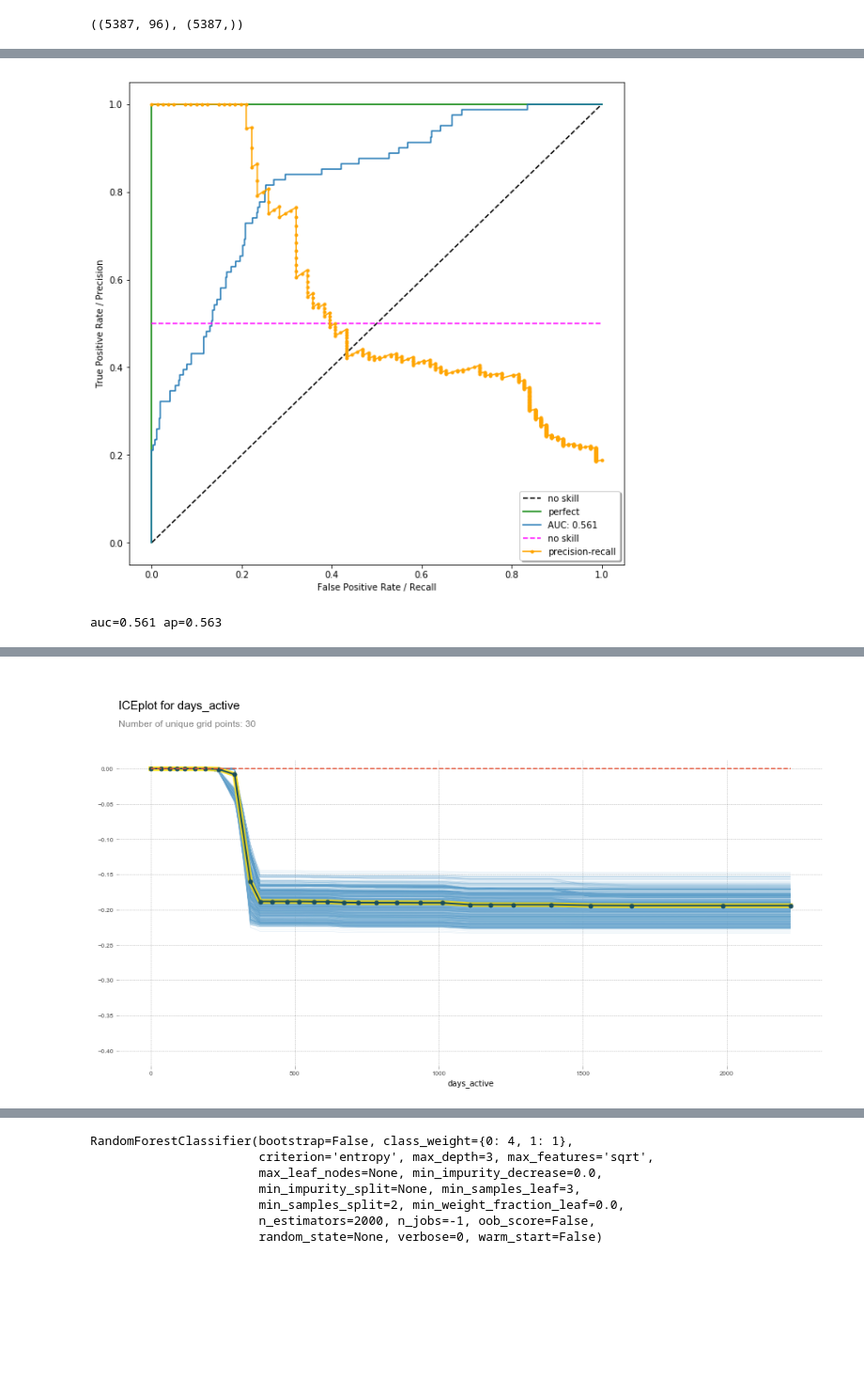
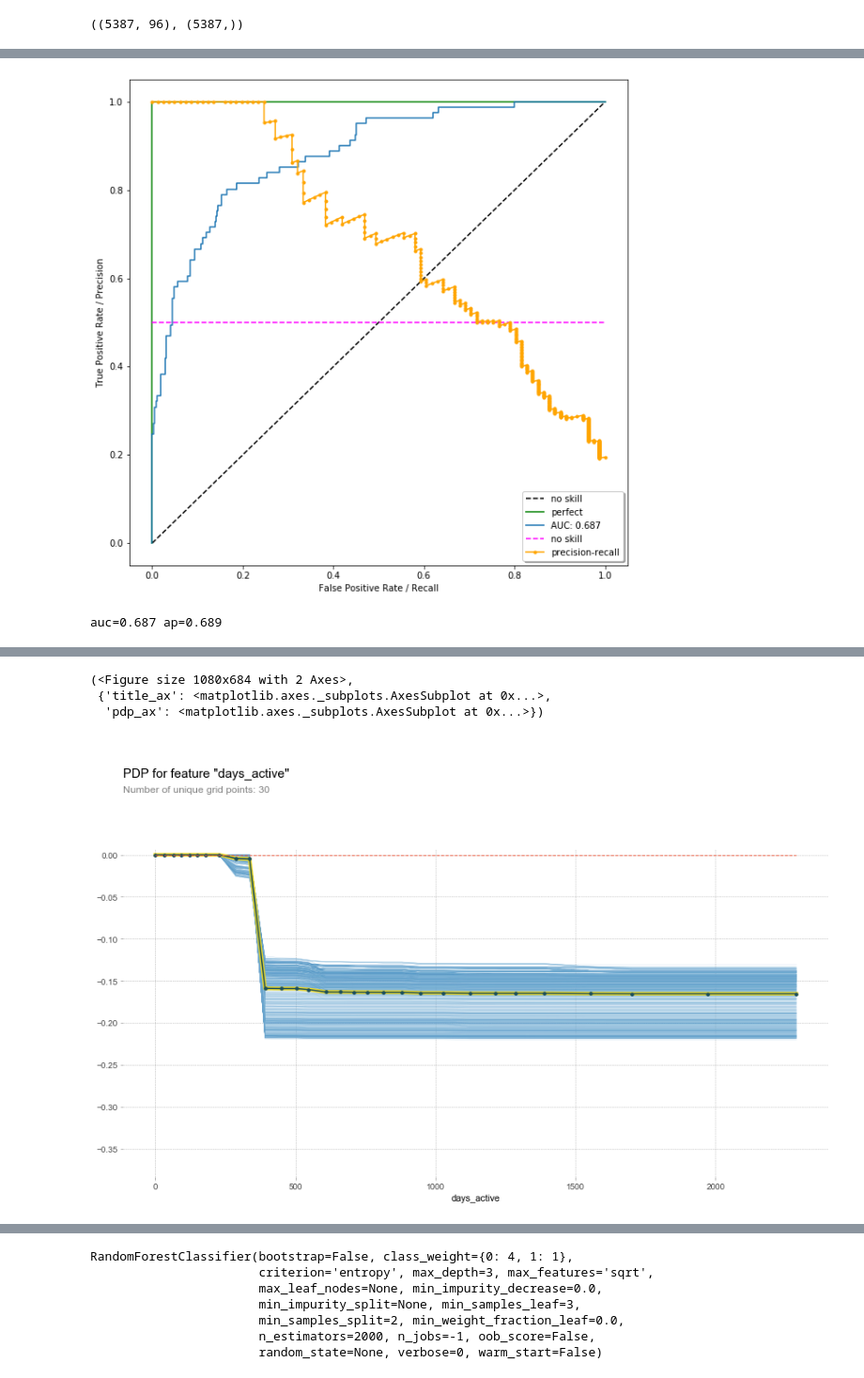
Before and after one commit to justinhennessy/100-days-of-code, a Jupyter notebook: project/churn_train.ipynb, the cells around one changed output, grey strips where cells are left out. Shown: that part at 94% size. Saved outputs shown, nothing was run; the diff lists cells and outputs as text; code cells hidden in the pictures; blank space fills up the shorter version.

```diff
--- a/project/churn_train.ipynb
+++ b/project/churn_train.ipynb
@@ -150,10 +116,10 @@ m = RandomForestClassifier(
     min_samples_leaf=3,
     max_features='sqrt',
     n_jobs=-1,
-    max_depth=3,
+    max_depth=10,
     bootstrap=False,
     criterion='entropy',
-    class_weight={0: 3, 1: 1}
+    class_weight={0: 2, 1: 1}
     )
 
 m.fit(X_train_res, y_train_res)
@@ -177,8 +143,8 @@ tp, fn, fp, tn
 utils.plot_roc_pr(m, X_valid, y_valid)
 #df_filtered.plot('golive_days', 'days_active', 'scatter', alpha=0.01, figsize=(10,8));
 # %% [output]
-[figure, old version]
+[figure, new version]
-auc=0.561 ap=0.563
+auc=0.687 ap=0.689
 # %%
 from pdpbox import pdp
 
@@ -186,7 +152,7 @@ x = get_sample(X_train, 2000)
 
 def plot_pdp(feat, clusters=None, feat_name=None):
     feat_name = feat_name or feat
-    p = pdp.pdp_isolate(m, x, feat, 30)
+    p = pdp.pdp_isolate(m, x, feature = feat, model_features = x.columns, num_grid_points=30)
     return pdp.pdp_plot(p, feat_name, plot_lines=True,
                         cluster=clusters is not None,
                         n_cluster_centers=clusters)
@@ -198,4 +164,7 @@ Wall time: 25.2 s
+(<Figure size 1080x684 with 2 Axes>,
+ {'title_ax': <matplotlib.axes._subplots.AxesSubplot at 0x...>,
+  'pdp_ax': <matplotlib.axes._subplots.AxesSubplot at 0x...>})
-[figure, old version]
+[figure, new version]
 # %%
 plot_pdp('days_active', clusters=5)
 # %% [output]
```
Also changed, not shown: parts of 8 cells of this notebook.
